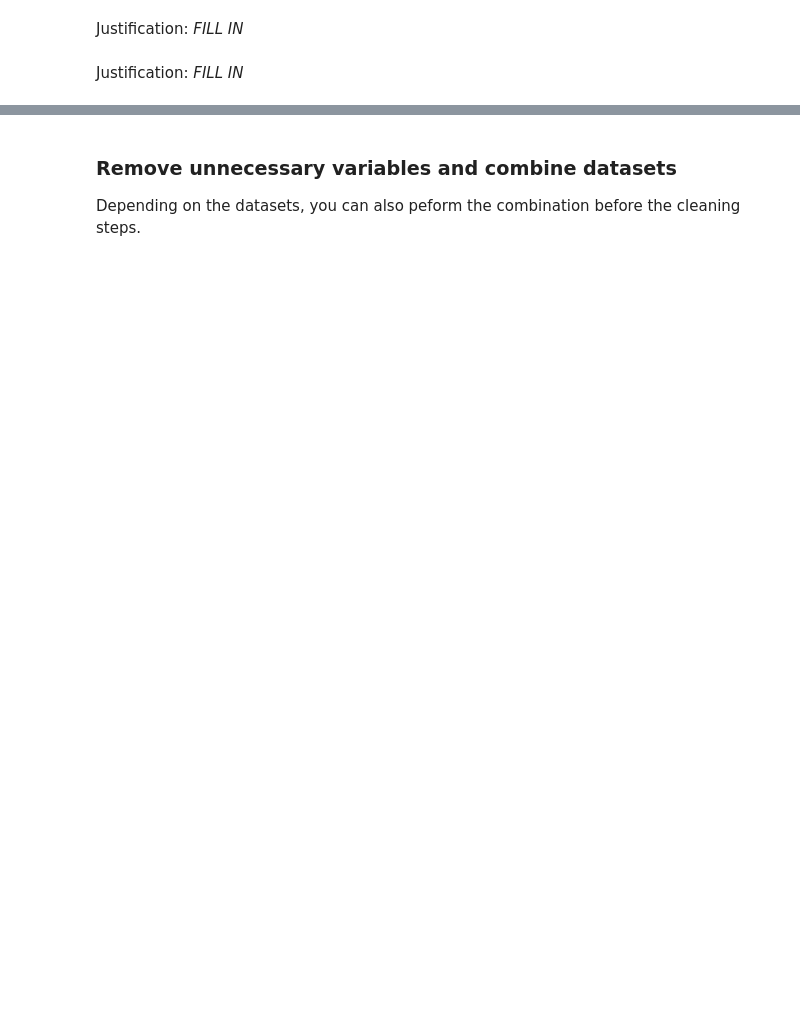
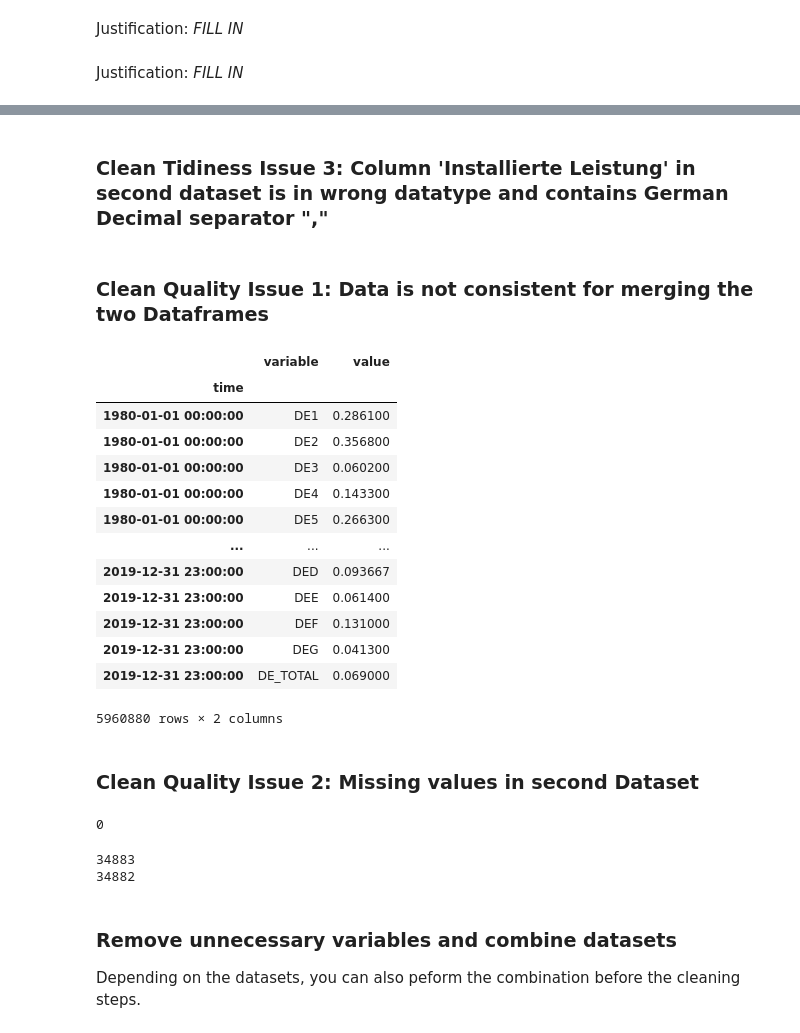
Before and after one commit to HeinrichBoeing/udacity-data_analyst-project2-data_wrangling, a Jupyter notebook: data_wrangling_project_starter_data_wrangling_project_starter.ipynb, the cells around one changed output, grey strips where cells are left out. Cells and saved outputs as stored; diff of their text form; code cells hidden in the pictures; blank space fills up the shorter version.

```diff
--- a/data_wrangling_project_starter_data_wrangling_project_starter.ipynb
+++ b/data_wrangling_project_starter_data_wrangling_project_starter.ipynb
@@ -252,2 +358,5 @@ df.set_index('time', inplace=True) # Set as time Index for Dataframe
+# %%
+# Set correct data type
+df1_clean = df1_clean.astype(float) # cast whole DataFrame as Float
 # %%
 #FILL IN - Validate the cleaning was successful
@@ -321,0 +365,2 @@ Justification: *FILL IN*
+# %% [markdown]
+### **Clean Tidiness Issue 3: Column 'Installierte Leistung' in second dataset is in wrong datatype and contains German Decimal separator ","**
@@ -321,0 +371,24 @@ Justification: *FILL IN*
+# %% [markdown]
+### **Clean Quality Issue 1: Data is not consistent for merging the two Dataframes**
+# %%
+to_replace = df1_clean.columns[0:38].astype(str).to_series().apply(lambda x: str(x)[:-1])
+df1_clean.reset_index(inplace=True)
+# %%
+# Replace colum names, regroup data and
+
+df1_clean  = df1_clean.rename(columns=to_replace).melt(id_vars = 'time').groupby(by=['time', 'variable'])['value'].mean().reset_index(level=1)
+# %% [output]
+|  | variable | value |
+| time |  |  |
+| 1980-01-01 00:00:00 | DE1 | 0.286100 |
+| 1980-01-01 00:00:00 | DE2 | 0.356800 |
+| 1980-01-01 00:00:00 | DE3 | 0.060200 |
+| 1980-01-01 00:00:00 | DE4 | 0.143300 |
+| 1980-01-01 00:00:00 | DE5 | 0.266300 |
+| ... | ... | ... |
+| 2019-12-31 23:00:00 | DED | 0.093667 |
+| 2019-12-31 23:00:00 | DEE | 0.061400 |
+| 2019-12-31 23:00:00 | DEF | 0.131000 |
+| 2019-12-31 23:00:00 | DEG | 0.041300 |
+| 2019-12-31 23:00:00 | DE_TOTAL | 0.069000 |
+5960880 rows × 2 columns
@@ -321,0 +397,14 @@ Justification: *FILL IN*
+# %% [markdown]
+### **Clean Quality Issue 2: Missing values in second Dataset**
+# %%
+idx_drop = df2_clean.query('Bundesland.isna()').index
+len(idx_drop)
+# %% [output]
+0
+# %%
+print(df2_clean.shape[0])
+df2_clean.drop(index=idx_drop, inplace=True)
+print(df2_clean.shape[0])
+# %% [output]
+34883
+34882
```
Also changed, not shown: parts of 59 cells of this notebook, 1 other file.
